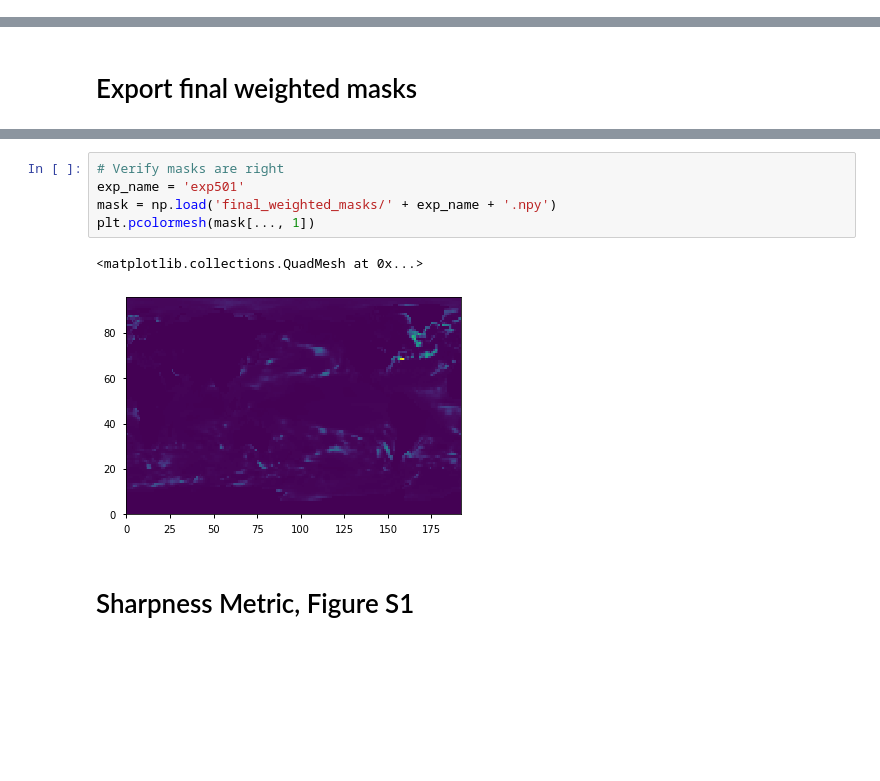
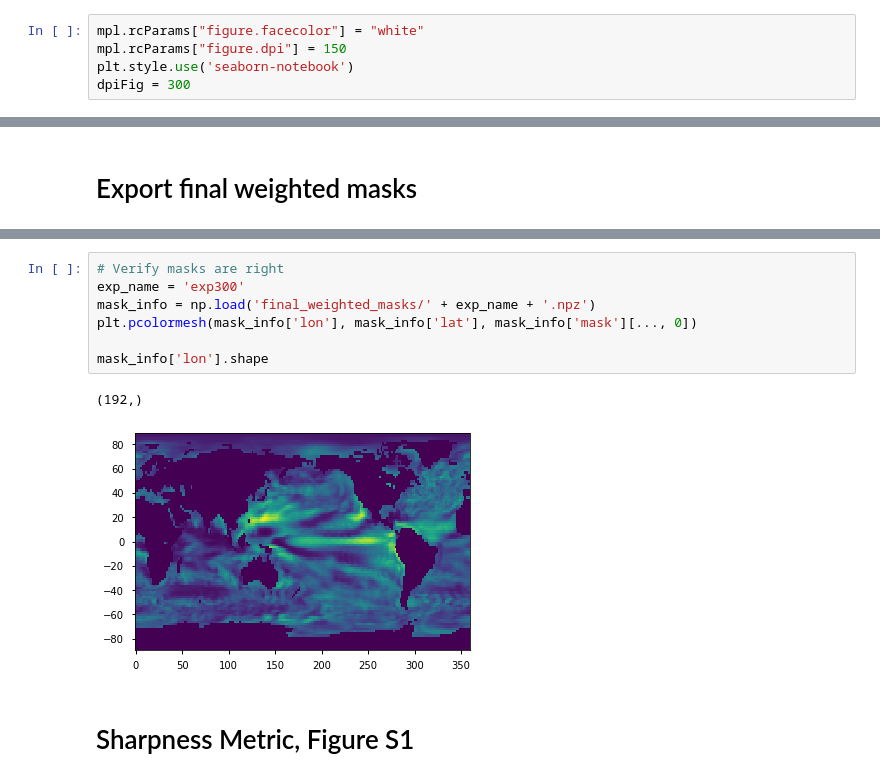
Before and after one commit to jaminrader/WeightedMaskAnalogForecasting2023, a Jupyter notebook: _make_custom_plots.ipynb, the cells around one changed output, grey strips where cells are left out. Cells and saved outputs as stored; diff of their text form; blank space fills up the shorter version.

```diff
--- a/_make_custom_plots.ipynb
+++ b/_make_custom_plots.ipynb
@@ -20,3 +21,8 @@ import plots
+# %%
+mpl.rcParams["figure.facecolor"] = "white"
+mpl.rcParams["figure.dpi"] = 150
+plt.style.use('seaborn-notebook')
+dpiFig = 300
 # %%
 N_ANALOGS = 10
 # %% [markdown]
@@ -1306,11 +1369,13 @@ loading the pre-saved training/validation/testing data.
 # %%
 # Verify masks are right
-exp_name = 'exp501'
-mask = np.load('final_weighted_masks/' + exp_name + '.npy')
-plt.pcolormesh(mask[..., 1])
+exp_name = 'exp300'
+mask_info = np.load('final_weighted_masks/' + exp_name + '.npz')
+plt.pcolormesh(mask_info['lon'], mask_info['lat'], mask_info['mask'][..., 0])
+
+mask_info['lon'].shape
 # %% [output]
-<matplotlib.collections.QuadMesh at 0x...>
+(192,)
-[figure, old version]
+[figure, new version]
 # %% [markdown]
 # Sharpness Metric, Figure S1
 # %%
```
Also changed, not shown: parts of 16 cells of this notebook, 6 other files.
